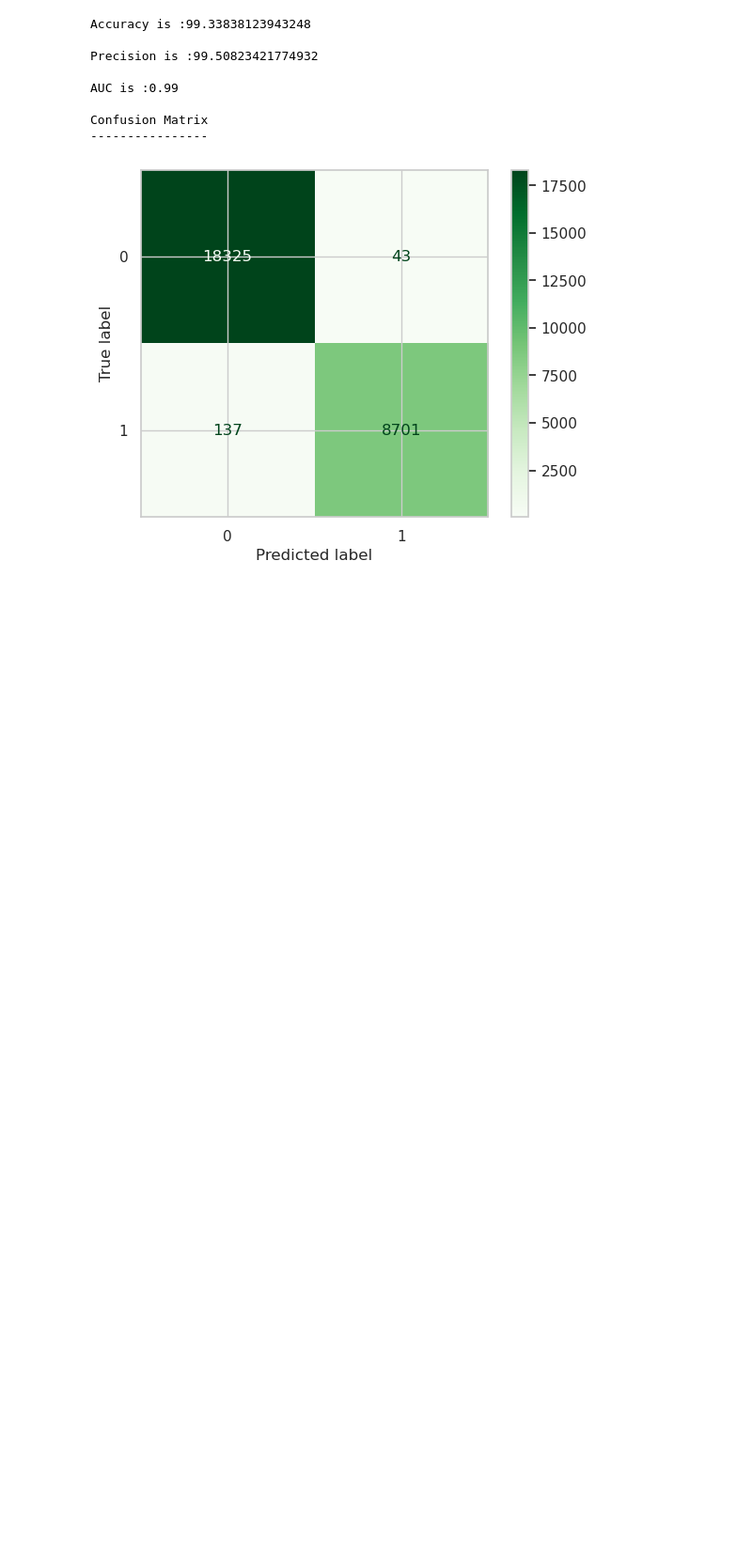
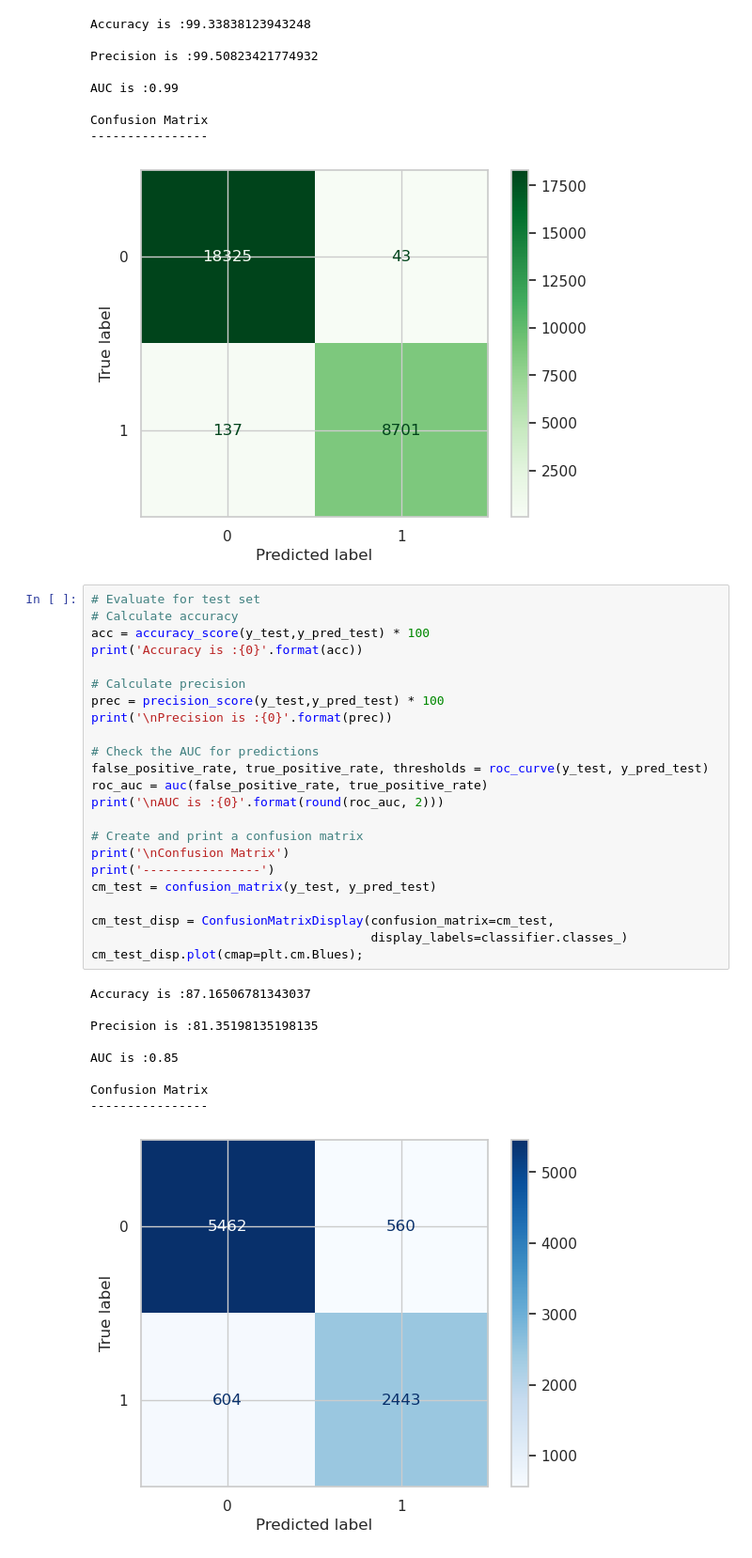
Before and after one commit to kev065/hotel-booking-cancellation-prediction, a Jupyter notebook: index.ipynb, the cells around one changed output. Shown at 94% size. Drawn from its saved outputs; the diff is of its cells as text; blank space fills up the shorter version.

Commit message:
Evaluate Decision Tree Classifier on Test Data
- Calculate and print accuracy, precision, and AUC for test set predictions.
- Generate and display the confusion matrix with a blue color map.

```diff
--- a/index.ipynb
+++ b/index.ipynb
@@ -471,3 +471,36 @@ AUC is :0.99
 Confusion Matrix
 ----------------
 [figure]
+# %%
+# Evaluate for test set
+# Calculate accuracy
+acc = accuracy_score(y_test,y_pred_test) * 100
+print('Accuracy is :{0}'.format(acc))
+
+# Calculate precision
+prec = precision_score(y_test,y_pred_test) * 100
+print('\nPrecision is :{0}'.format(prec))
+
+# Check the AUC for predictions
+false_positive_rate, true_positive_rate, thresholds = roc_curve(y_test, y_pred_test)
+roc_auc = auc(false_positive_rate, true_positive_rate)
+print('\nAUC is :{0}'.format(round(roc_auc, 2)))
+
+# Create and print a confusion matrix
+print('\nConfusion Matrix')
+print('----------------')
+cm_test = confusion_matrix(y_test, y_pred_test)
+
+cm_test_disp = ConfusionMatrixDisplay(confusion_matrix=cm_test,
+                                      display_labels=classifier.classes_)
+cm_test_disp.plot(cmap=plt.cm.Blues);
+# %% [output]
+Accuracy is :87.16506781343037
+
+Precision is :81.35198135198135
+
+AUC is :0.85
+
+Confusion Matrix
+----------------
+[figure, added]
```
